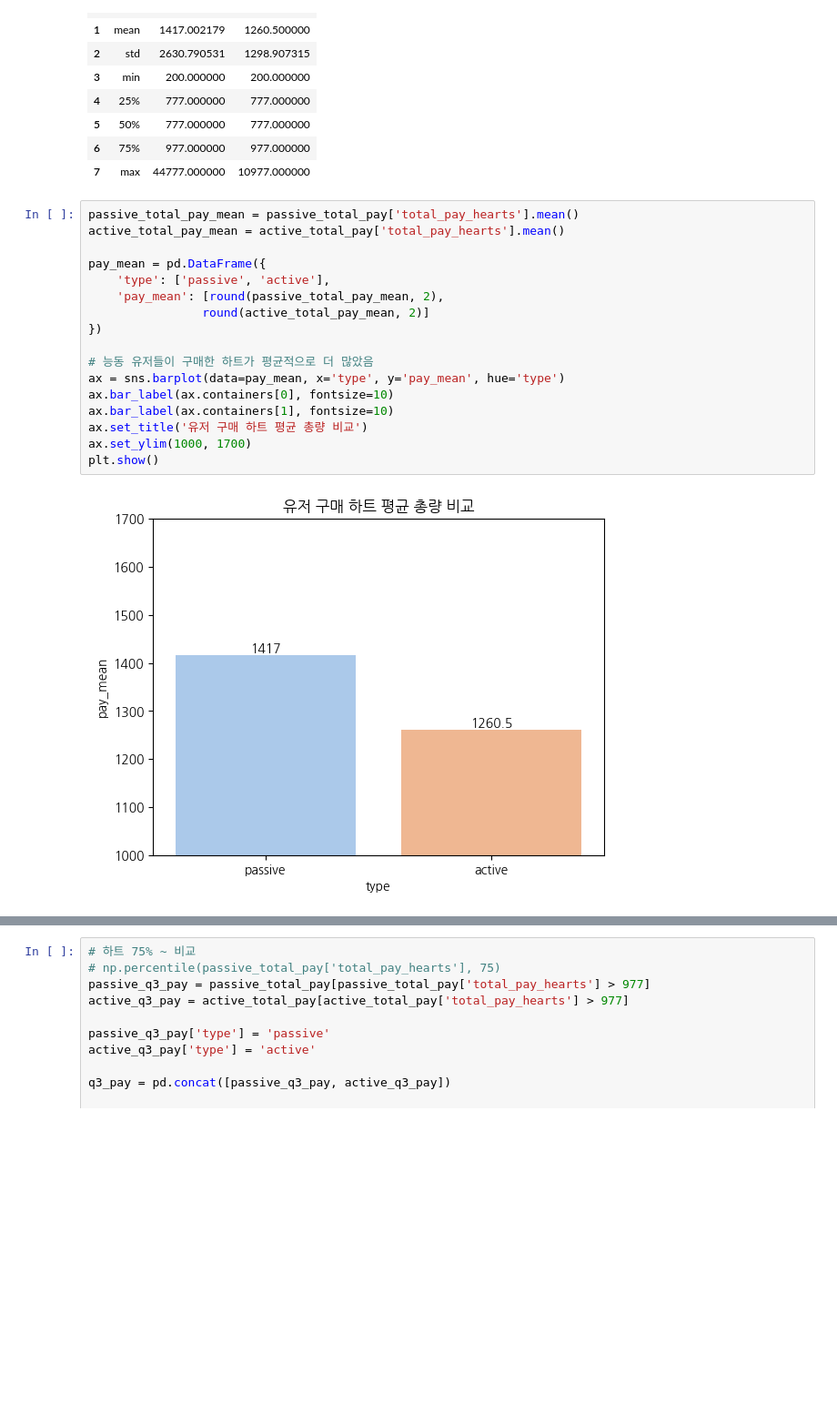
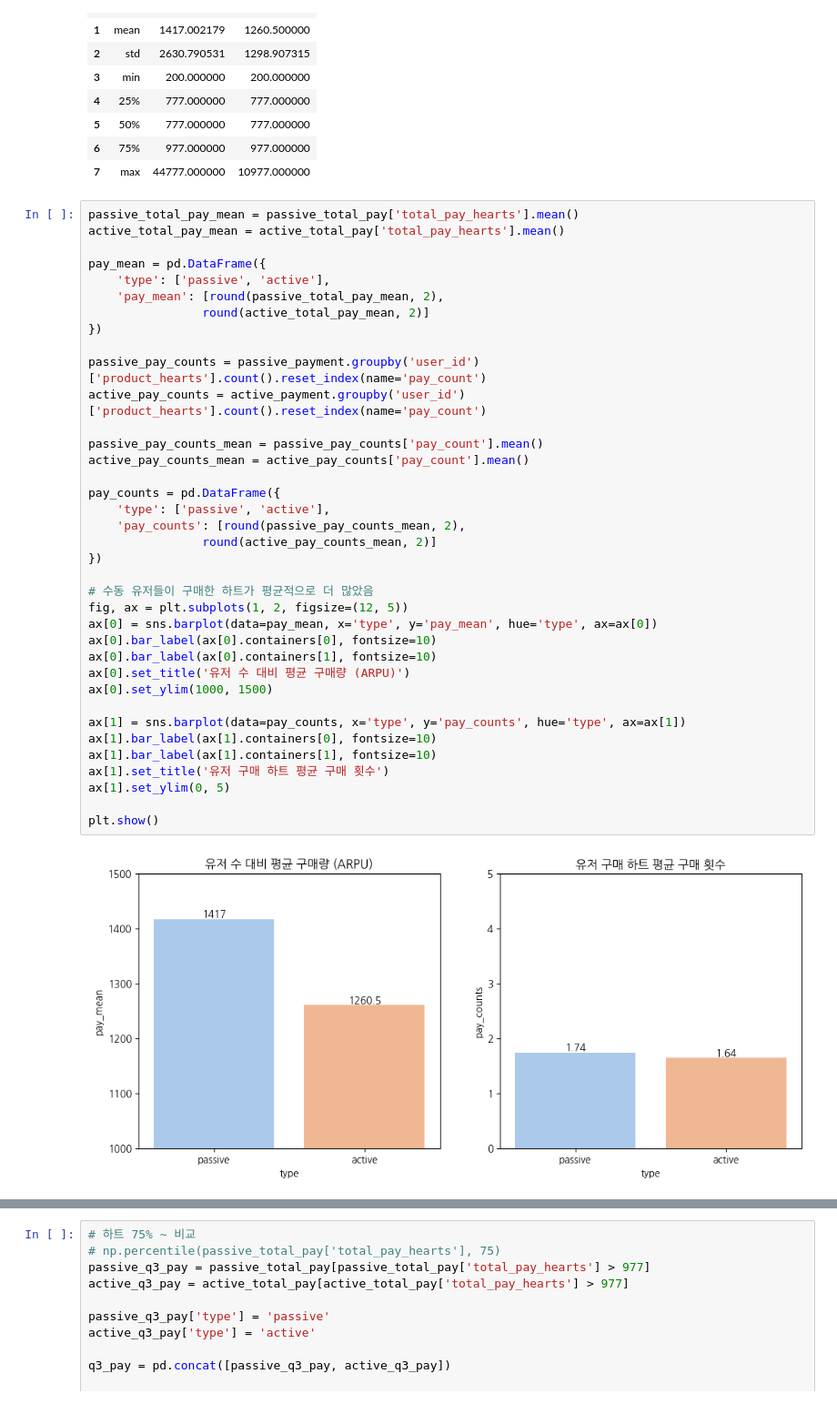
Before and after one commit to EtheriumArchive/Codeit_project, a Jupyter notebook: analysis_eunsu_v2.ipynb, the cells around one changed output, grey strips where cells are left out. Shown at 91% size. Drawn from its saved outputs; the diff is of its cells as text; blank space fills up the shorter version.

```diff
--- a/analysis_eunsu_v2.ipynb
+++ b/analysis_eunsu_v2.ipynb
@@ -616,19 +616,39 @@ pd.merge(passive_hearts_describe, active_hearts_describe, on='index', how='left'
 # %%
 passive_total_pay_mean = passive_total_pay['total_pay_hearts'].mean()
 active_total_pay_mean = active_total_pay['total_pay_hearts'].mean()
 
 pay_mean = pd.DataFrame({
     'type': ['passive', 'active'],
     'pay_mean': [round(passive_total_pay_mean, 2),
                 round(active_total_pay_mean, 2)]
 })
 
-# 능동 유저들이 구매한 하트가 평균적으로 더 많았음
-ax = sns.barplot(data=pay_mean, x='type', y='pay_mean', hue='type')
-ax.bar_label(ax.containers[0], fontsize=10)
-ax.bar_label(ax.containers[1], fontsize=10)
-ax.set_title('유저 구매 하트 평균 총량 비교')
-ax.set_ylim(1000, 1700)
+passive_pay_counts = passive_payment.groupby('user_id')['product_hearts'].count().reset_index(name='pay_count')
+active_pay_counts = active_payment.groupby('user_id')['product_hearts'].count().reset_index(name='pay_count')
+
+passive_pay_counts_mean = passive_pay_counts['pay_count'].mean()
+active_pay_counts_mean = active_pay_counts['pay_count'].mean()
+
+pay_counts = pd.DataFrame({
+    'type': ['passive', 'active'],
+    'pay_counts': [round(passive_pay_counts_mean, 2),
+                round(active_pay_counts_mean, 2)]
+})
+
+# 수동 유저들이 구매한 하트가 평균적으로 더 많았음
+fig, ax = plt.subplots(1, 2, figsize=(12, 5))
+ax[0] = sns.barplot(data=pay_mean, x='type', y='pay_mean', hue='type', ax=ax[0])
+ax[0].bar_label(ax[0].containers[0], fontsize=10)
+ax[0].bar_label(ax[0].containers[1], fontsize=10)
+ax[0].set_title('유저 수 대비 평균 구매량 (ARPU)')
+ax[0].set_ylim(1000, 1500)
+
+ax[1] = sns.barplot(data=pay_counts, x='type', y='pay_counts', hue='type', ax=ax[1])
+ax[1].bar_label(ax[1].containers[0], fontsize=10)
+ax[1].bar_label(ax[1].containers[1], fontsize=10)
+ax[1].set_title('유저 구매 하트 평균 구매 횟수')
+ax[1].set_ylim(0, 5)
+
 plt.show()
 # %% [output]
-[figure, old version]
+[figure, new version]
```
Also changed, not shown: parts of 7 cells of this notebook.
